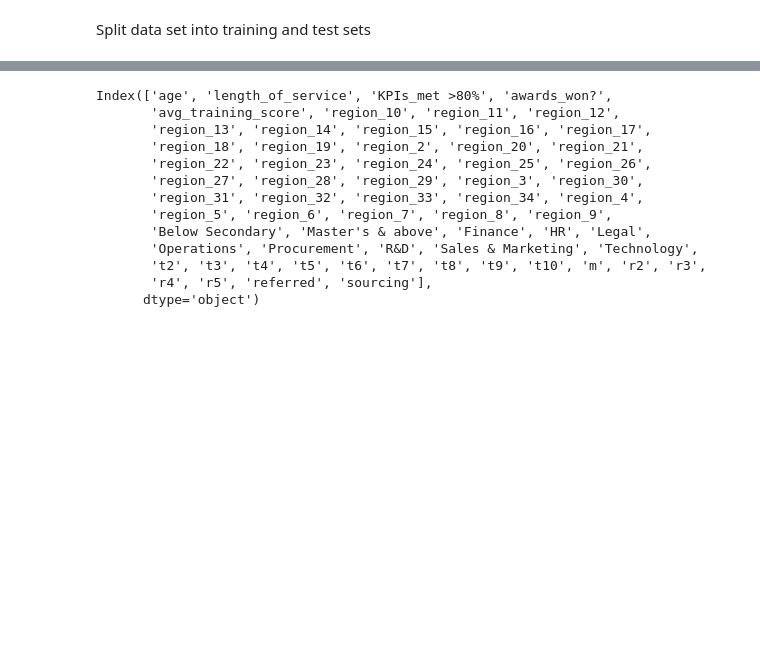
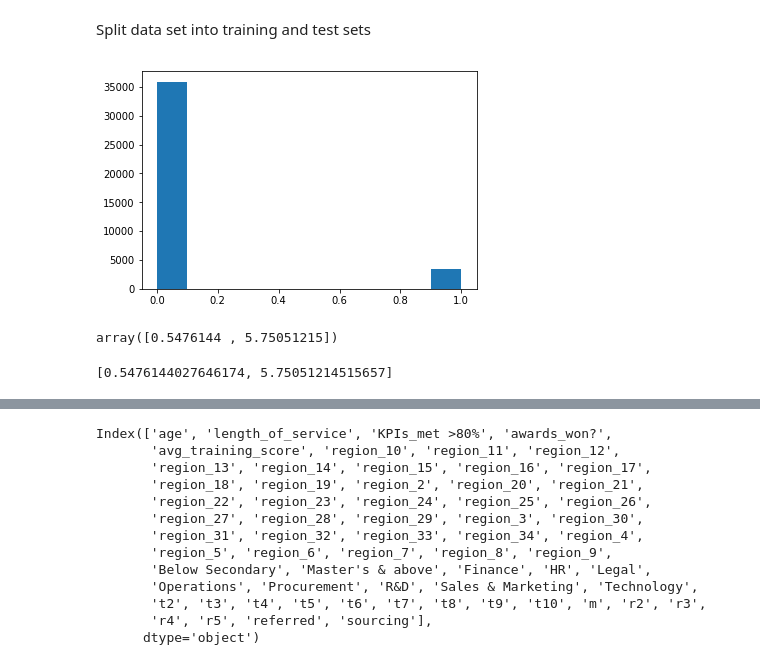
Before and after one commit to vrc-vinodh/HR-Analytics-Practice-Dataset, a Jupyter notebook: logistic-regression-model.ipynb, the cells around one changed output, grey strips where cells are left out. Drawn from its saved outputs; the diff is of its cells as text; code cells hidden in the pictures; blank space fills up the shorter version.

```diff
--- a/logistic-regression-model.ipynb
+++ b/logistic-regression-model.ipynb
@@ -37,3 +37,8 @@ X = X_traindata.values
 Split data set into training and test sets
 # %%
 X_train, X_test, Y_train, Y_test = train_test_split(X, Y, test_size=0.25, random_state=42)
+# %%
+plt.hist(Y_train);
+plt.show()
+# %% [output]
+[figure, added]
@@ -39,0 +47,9 @@ X_train, X_test, Y_train, Y_test = train_test_split(X, Y, test_size=0.25, random
+# %%
+class_weights
+# %% [output]
+array([0.5476144 , 5.75051215])
+# %%
+class_weightsl = class_weights.tolist()
+class_weightsl
+# %% [output]
+[0.5476144027646174, 5.75051214515657]
```
Also changed, not shown: parts of 20 cells of this notebook.
